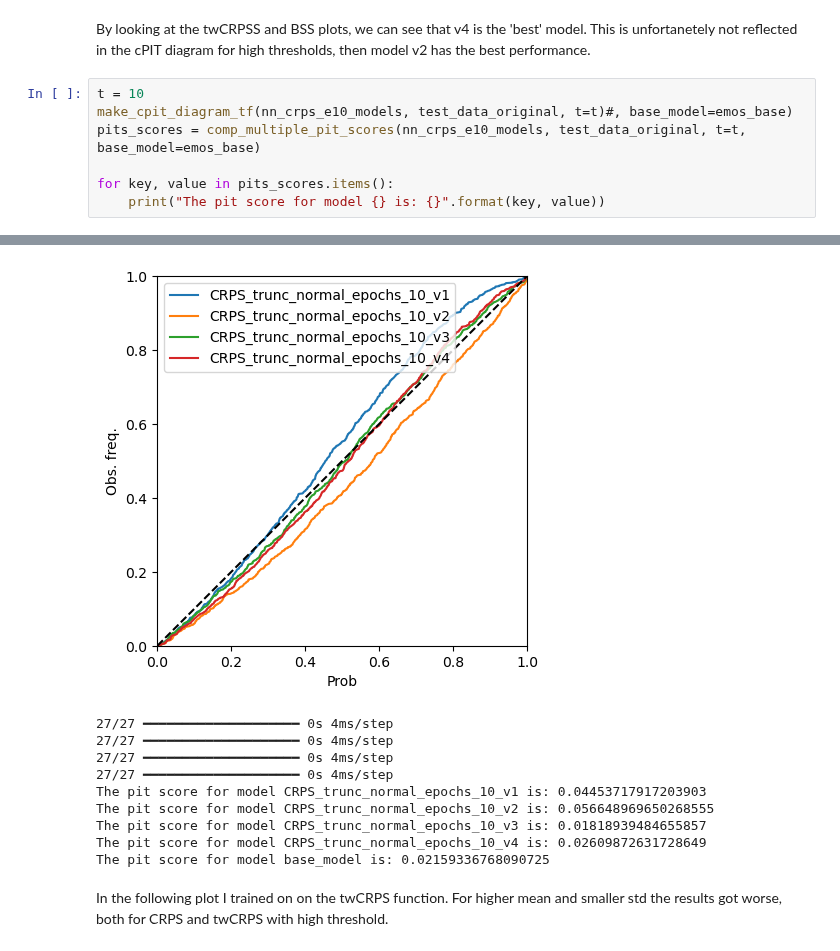
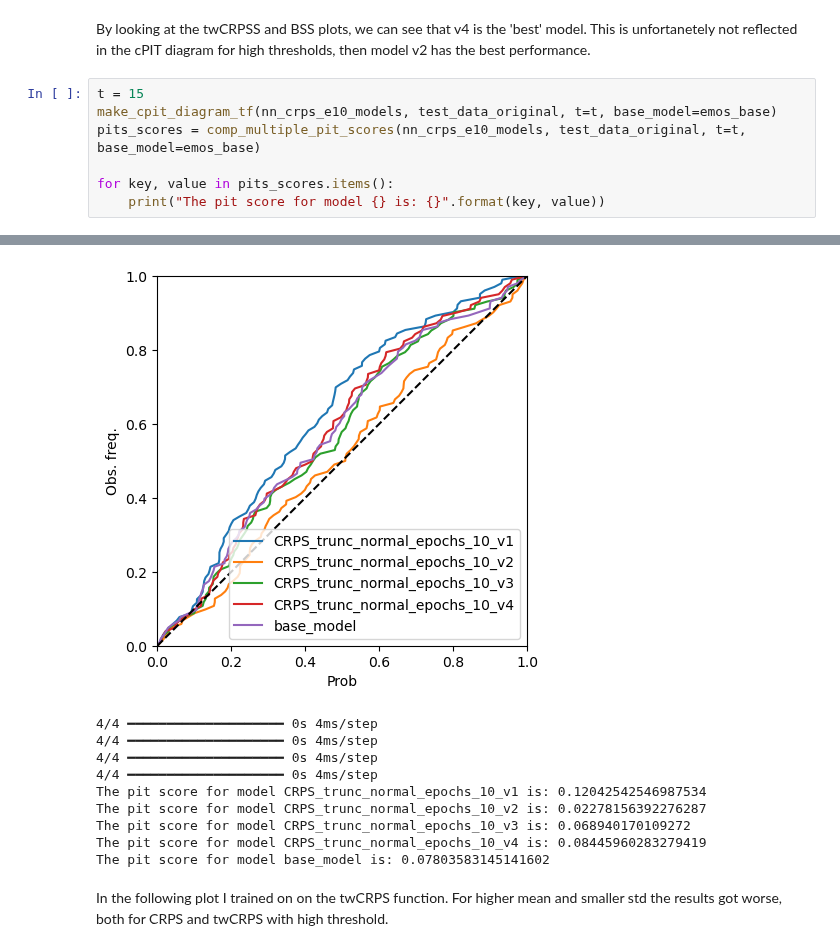
Before and after one commit to SimonHakvoort/thesiscode, a Jupyter notebook: src/nn_results/nn_results.ipynb, the cells around one changed output, grey strips where cells are left out. Drawn from its saved outputs; the diff is of its cells as text.

```diff
--- a/src/nn_results/nn_results.ipynb
+++ b/src/nn_results/nn_results.ipynb
@@ -242,8 +282,8 @@ make_reliability_and_sharpness_tf(nn_crps_e10_models, test_data, t=t, base_model
 # %% [markdown]
 By looking at the twCRPSS and BSS plots, we can see that v4 is the 'best' model. This is unfortanetely not reflected in the cPIT diagram for high thresholds, then model v2 has the best performance.
 # %%
-t = 10
-make_cpit_diagram_tf(nn_crps_e10_models, test_data_original, t=t)#, base_model=emos_base)
+t = 15
+make_cpit_diagram_tf(nn_crps_e10_models, test_data_original, t=t, base_model=emos_base)
 pits_scores = comp_multiple_pit_scores(nn_crps_e10_models, test_data_original, t=t, base_model=emos_base)
 
 for key, value in pits_scores.items():
@@ -257,13 +297,13 @@ There are 848 values in the PIT diagram
-[figure, old version]
+[figure, new version]
-27/27 ━━━━━━━━━━━━━━━━━━━━ 0s 4ms/step
-27/27 ━━━━━━━━━━━━━━━━━━━━ 0s 4ms/step
-27/27 ━━━━━━━━━━━━━━━━━━━━ 0s 4ms/step
-27/27 ━━━━━━━━━━━━━━━━━━━━ 0s 4ms/step
-The pit score for model CRPS_trunc_normal_epochs_10_v1 is: 0.04453717917203903
-The pit score for model CRPS_trunc_normal_epochs_10_v2 is: 0.056648969650268555
-The pit score for model CRPS_trunc_normal_epochs_10_v3 is: 0.01818939484655857
-The pit score for model CRPS_trunc_normal_epochs_10_v4 is: 0.02609872631728649
-The pit score for model base_model is: 0.02159336768090725
+4/4 ━━━━━━━━━━━━━━━━━━━━ 0s 4ms/step
+4/4 ━━━━━━━━━━━━━━━━━━━━ 0s 4ms/step
+4/4 ━━━━━━━━━━━━━━━━━━━━ 0s 4ms/step
+4/4 ━━━━━━━━━━━━━━━━━━━━ 0s 4ms/step
+The pit score for model CRPS_trunc_normal_epochs_10_v1 is: 0.12042542546987534
+The pit score for model CRPS_trunc_normal_epochs_10_v2 is: 0.02278156392276287
+The pit score for model CRPS_trunc_normal_epochs_10_v3 is: 0.068940170109272
+The pit score for model CRPS_trunc_normal_epochs_10_v4 is: 0.08445960283279419
+The pit score for model base_model is: 0.07803583145141602
 # %% [markdown]
 In the following plot I trained on on the twCRPS function. For higher mean and smaller std the results got worse, both for CRPS and twCRPS with high threshold.
 # %%
```
Also changed, not shown: parts of 25 cells of this notebook, 7 other files.
